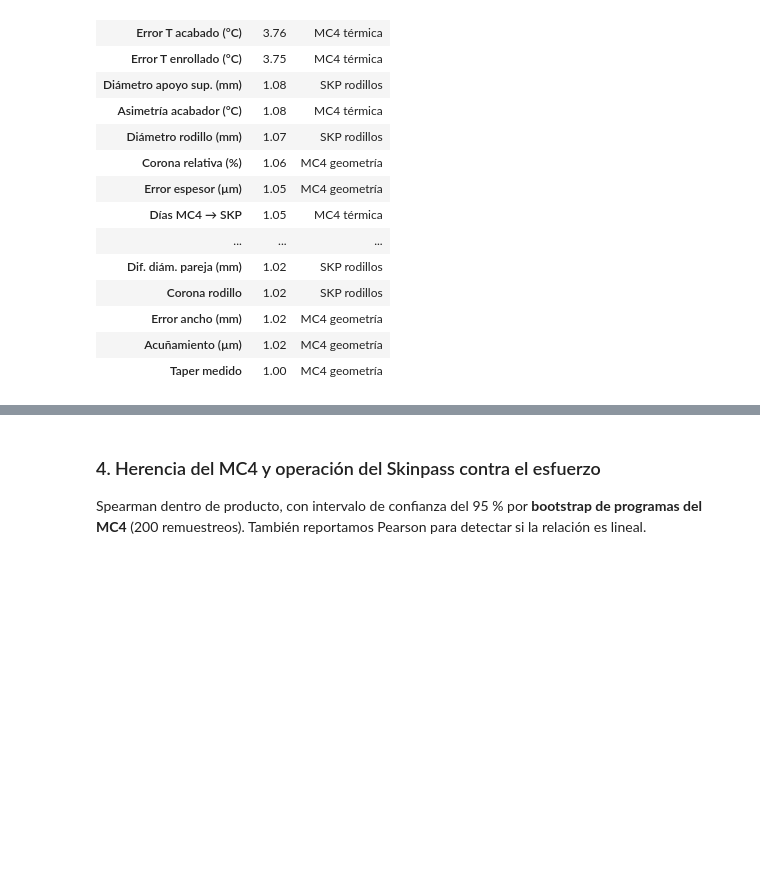
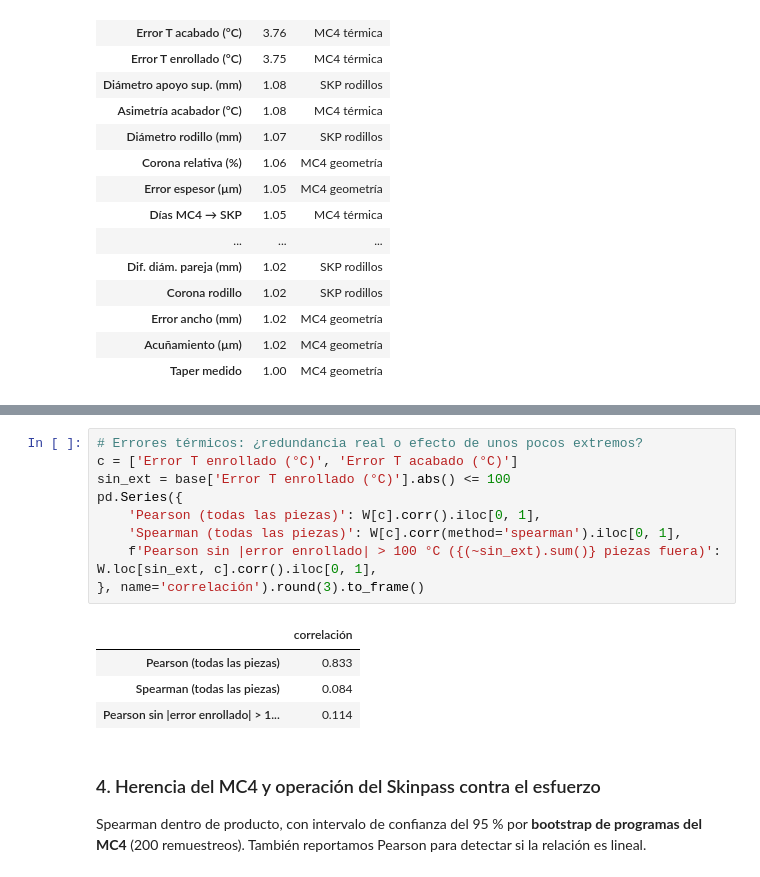
Before and after one commit to DiegoLarrieta/Entregable_Reto, a Jupyter notebook: notebooks/02_Correlaciones_y_PCA.ipynb, the cells around one changed output, grey strips where cells are left out. Cells and saved outputs as stored; diff of their text form; blank space fills up the shorter version.

```diff
--- a/notebooks/02_Correlaciones_y_PCA.ipynb
+++ b/notebooks/02_Correlaciones_y_PCA.ipynb
@@ -238,4 +255,18 @@ VIF con 43,485 piezas completas (sin Corona absoluta ni Offset manual, que es ca
 - **Una vez centradas por producto, las variables casi no son redundantes entre sí.** La multicolinealidad no será problema en los modelos, con las dos excepciones anteriores.
+# %%
+# Errores térmicos: ¿redundancia real o efecto de unos pocos extremos?
+c = ['Error T enrollado (°C)', 'Error T acabado (°C)']
+sin_ext = base['Error T enrollado (°C)'].abs() <= 100
+pd.Series({
+    'Pearson (todas las piezas)': W[c].corr().iloc[0, 1],
+    'Spearman (todas las piezas)': W[c].corr(method='spearman').iloc[0, 1],
+    f'Pearson sin |error enrollado| > 100 °C ({(~sin_ext).sum()} piezas fuera)': W.loc[sin_ext, c].corr().iloc[0, 1],
+}, name='correlación').round(3).to_frame()
+# %% [output]
+|  | correlación |
+| Pearson (todas las piezas) | 0.833 |
+| Spearman (todas las piezas) | 0.084 |
+| Pearson sin |error enrollado| > 1... | 0.114 |
 # %% [markdown]
 ### 4. Herencia del MC4 y operación del Skinpass contra el esfuerzo
 Spearman dentro de producto, con intervalo de confianza del 95 % por **bootstrap de programas del MC4** (200 remuestreos). También reportamos Pearson para detectar si la relación es lineal.
```
Also changed, not shown: parts of 4 cells of this notebook.
